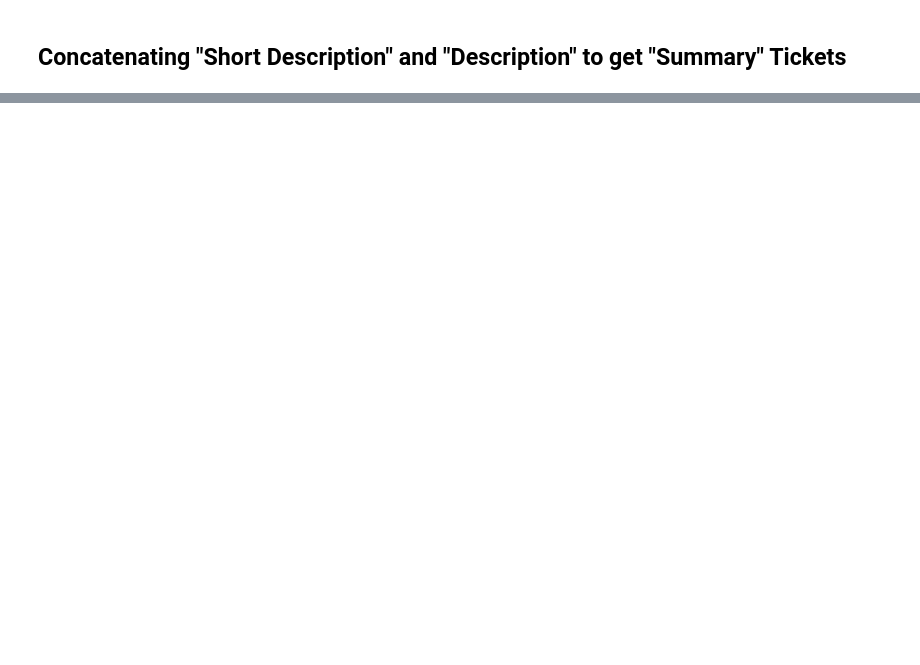
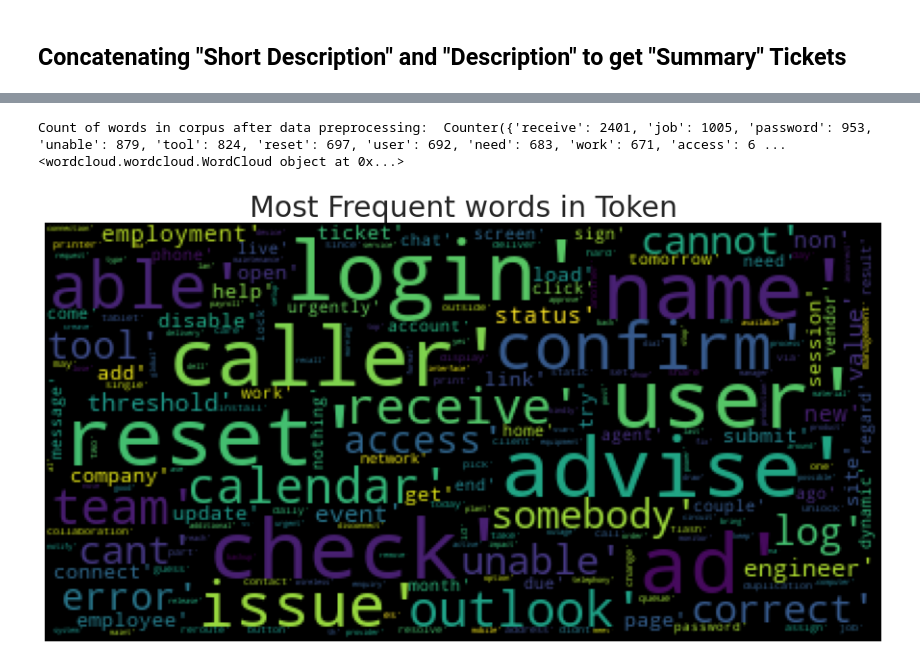
Before and after one commit to GLNLPGroup3/Capstone, a Jupyter notebook: NLP_Automated_Ticket_Assignment_Final_TBM.ipynb, the cells around one changed output, grey strips where cells are left out. Cells and saved outputs as stored; diff of their text form; code cells hidden in the pictures; blank space fills up the shorter version.

```diff
--- a/NLP_Automated_Ticket_Assignment_Final_TBM.ipynb
+++ b/NLP_Automated_Ticket_Assignment_Final_TBM.ipynb
@@ -510,3 +335,32 @@ data
+# %%
+def wordCloudText(data, title):
+  title = ("Most Frequent words in ") + title
+  stopwords = set(STOPWORDS)
+  wordcloud = WordCloud(background_color='black', stopwords=stopwords, max_words=200,
+                        max_font_size=40, random_state=42).generate(str(data))
+  print(wordcloud)
+  fig = plt.figure(1,figsize = (20, 8))
+  plt.imshow(wordcloud)
+  plt.title(title ,fontsize=30)
+  plt.axis('off')
+  plt.show()
+# %%
+# Display unique words in corpus
+from collections import Counter
+words_in_corpus = []
+for eachrow in temp:
+    for eachword in eachrow:
+      words_in_corpus.append(eachword)
+
+counts = Counter(words_in_corpus)
+print("Count of words in corpus after data preprocessing: ", counts)
+
+unique_words_in_corpus = list(dict.fromkeys(words_in_corpus))
+wordCloudText(unique_words_in_corpus, "Token")
+# %% [output]
+Count of words in corpus after data preprocessing:  Counter({'receive': 2401, 'job': 1005, 'password': 953, 'unable': 879, 'tool': 824, 'reset': 697, 'user': 692, 'need': 683, 'work': 671, 'access': 6 ...
+<wordcloud.wordcloud.WordCloud object at 0x...>
+[figure, added]
 # %%
 maxlen = 0
 for sentence in data:
```
Also changed, not shown: parts of 53 cells of this notebook.
